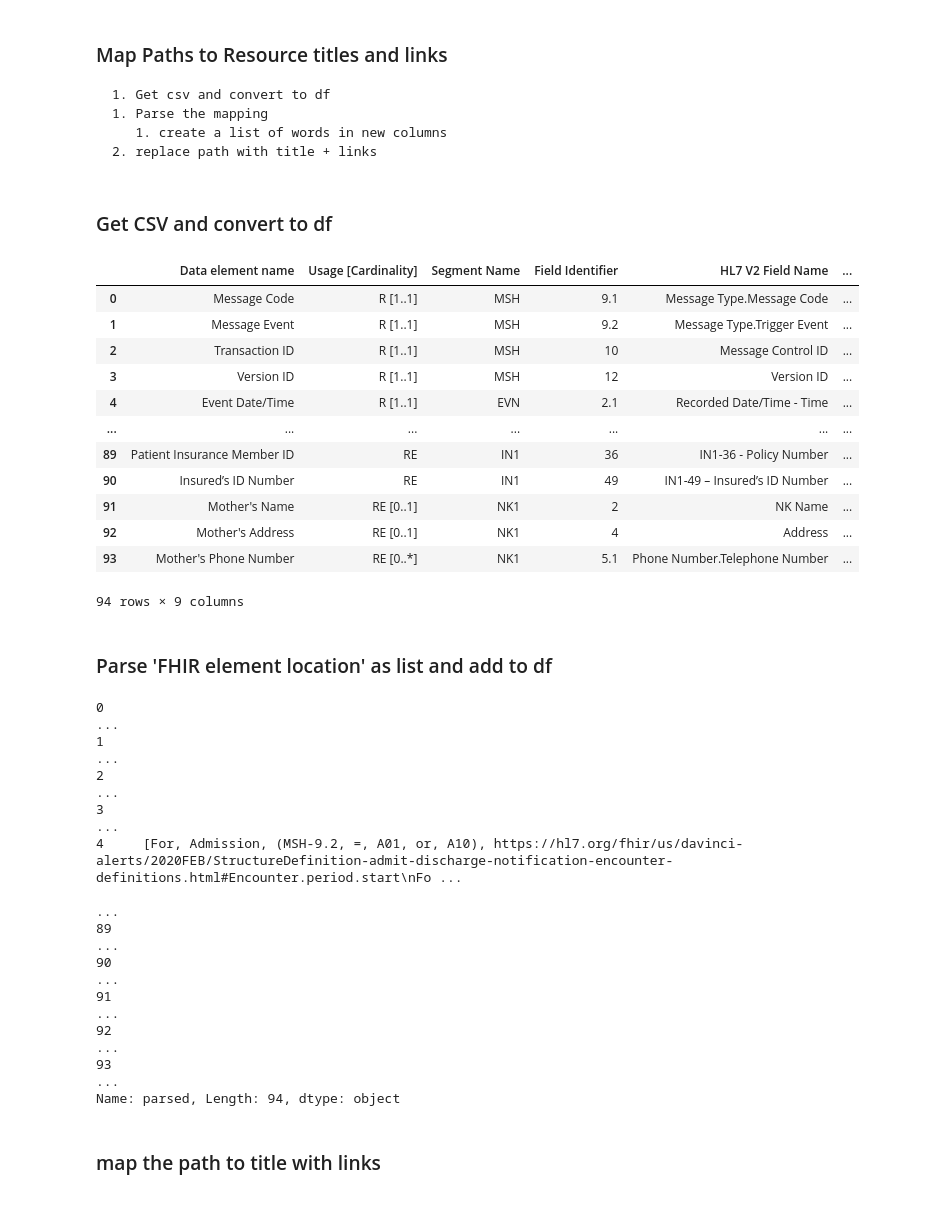
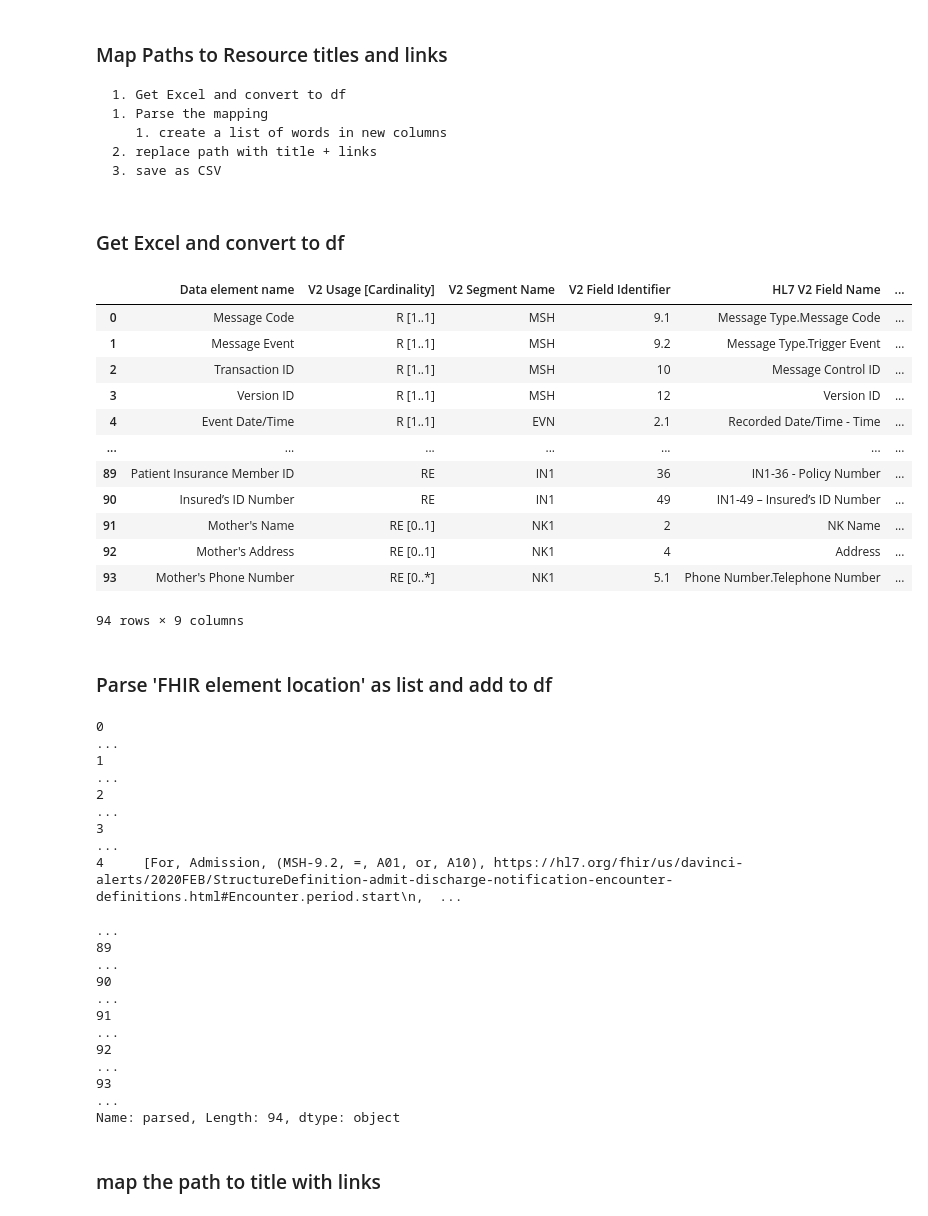
Before and after one commit to HL7/davinci-alerts, a Jupyter notebook: mapping_script.ipynb, the cells around one changed output. Drawn from its saved outputs; the diff is of its cells as text; code cells hidden in the pictures.

```diff
--- a/mapping_script.ipynb
+++ b/mapping_script.ipynb
@@ -1,21 +1,23 @@
 # %% [markdown]
 ### Map Paths to Resource titles and links
-    1. Get csv and convert to df
+    1. Get Excel and convert to df
     1. Parse the mapping
        1. create a list of words in new columns
     2. replace path with title + links
+    3. save as CSV
 # %% [markdown]
-### Get CSV and convert to df
+### Get Excel and convert to df
 # %%
 import pandas
 from pathlib import Path
 # %%
 out_path = Path(r'/Users/ehaas/Documents/FHIR/davinci-alerts/input/data/DirectToDaVinciMap.csv')
 in_path = Path(r'/Users/ehaas/Documents/FHIR/davinci-alerts/input/images/source/DirectNotificationsToDaVinciNotificationsMapping.xlsx')
-df = pandas.read_excel(in_path, sheet_name='Element Mapping', keep_default_na=False)
+in_path = Path(r'/Users/ehaas/Downloads/Copy of DirectNotificationsToDaVinciNotificationsMapping20241013.xlsx')
+df = pandas.read_excel(in_path, sheet_name='MappingTableForDaVinciIG', keep_default_na=False, skiprows=[0])
 df
 # %% [output]
-|  | Data element name | Usage [Cardinality] | Segment Name | Field Identifier | HL7 V2 Field Name | ... |
+|  | Data element name | V2 Usage [Cardinality] | V2 Segment Name | V2 Field Identifier | HL7 V2 Field Name | ... |
 | 0 | Message Code | R [1..1] | MSH | 9.1 | Message Type.Message Code | ... |
 | 1 | Message Event | R [1..1] | MSH | 9.2 | Message Type.Trigger Event | ... |
 | 2 | Transaction ID | R [1..1] | MSH | 10 | Message Control ID | ... |
@@ -39,7 +41,7 @@ df['parsed']
 1                                                                                                                                                                                                        ...
 2                                                                                                                                                                                                        ...
 3                                                                                                                                                                                                        ...
-4     [For, Admission, (MSH-9.2, =, A01, or, A10), https://hl7.org/fhir/us/davinci-alerts/2020FEB/StructureDefinition-admit-discharge-notification-encounter-definitions.html#Encounter.period.start\nFo ...
+4     [For, Admission, (MSH-9.2, =, A01, or, A10), https://hl7.org/fhir/us/davinci-alerts/2020FEB/StructureDefinition-admit-discharge-notification-encounter-definitions.html#Encounter.period.start\n,  ...
                                                                                                                                                                                                          ...
 89                                                                                                                                                                                                       ...
 90                                                                                                                                                                                                       ...
```
Also changed, not shown: parts of 1 cell of this notebook, 33 other files.
